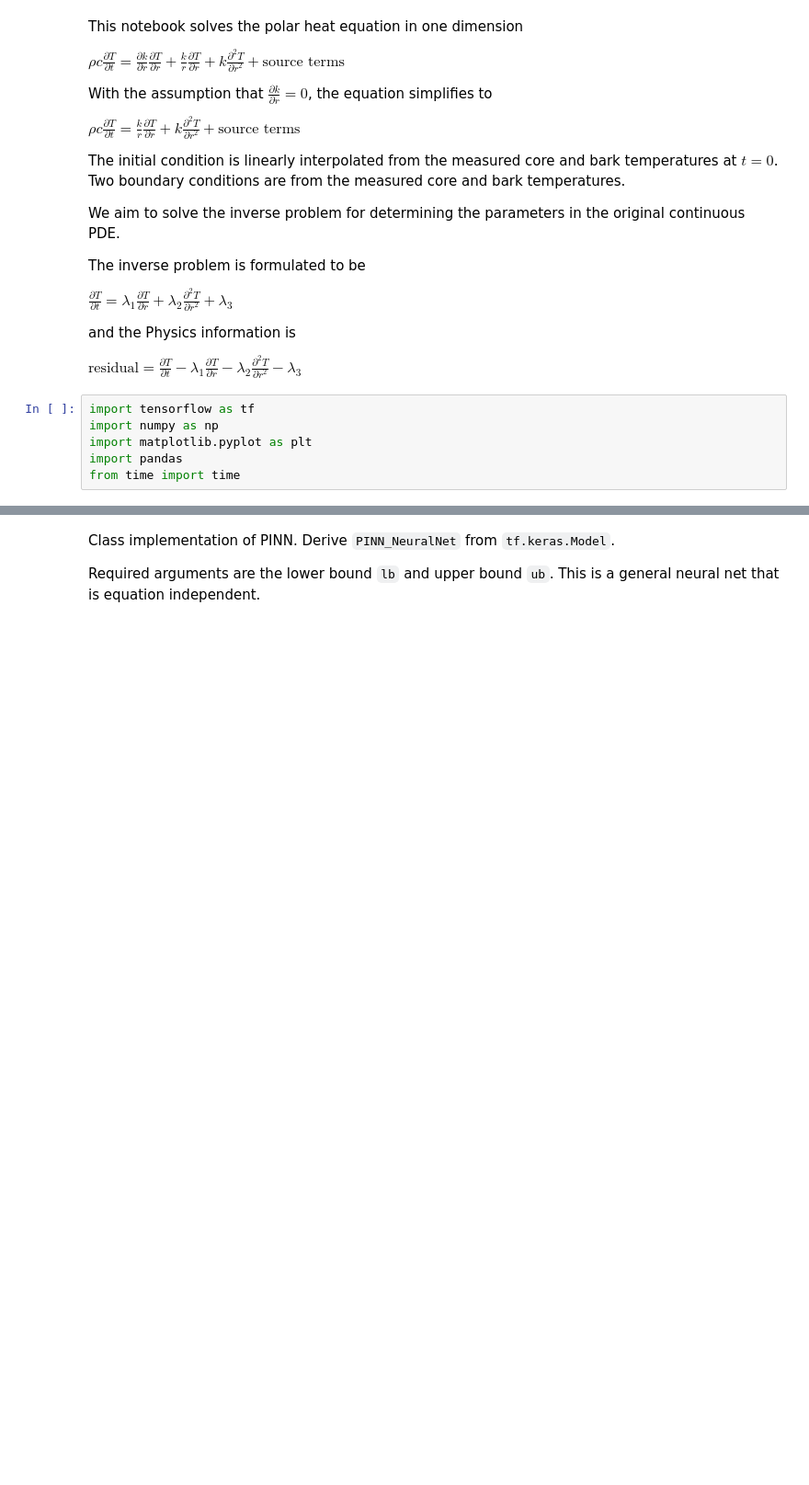
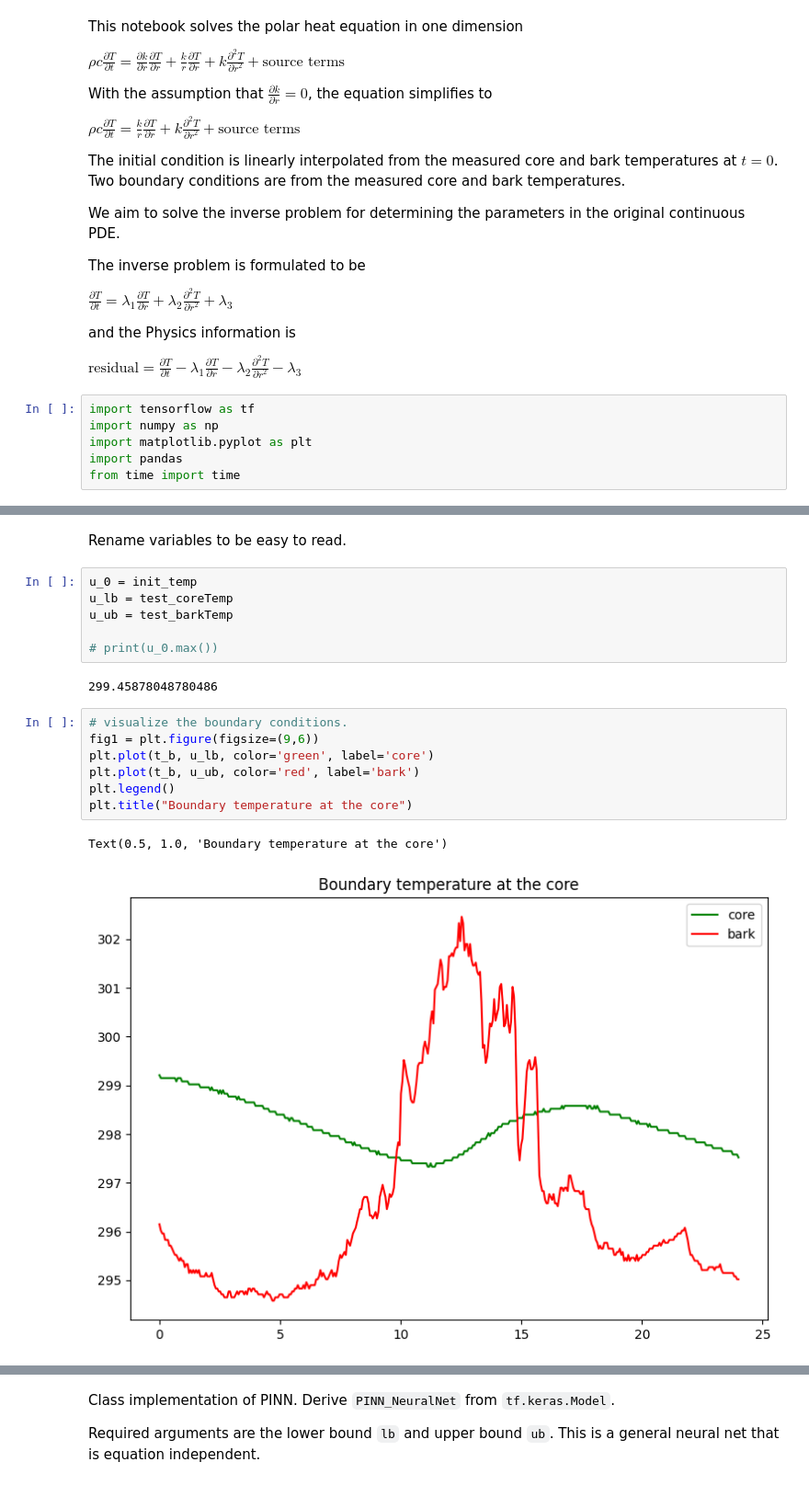
Before and after one commit to yajuna/tensorflow_pde, a Jupyter notebook: Heat_equation_with_tensorflow.ipynb, the cells around one changed output, grey strips where cells are left out. Shown at 92% size. Saved outputs shown, nothing was run; the diff lists cells and outputs as text; blank space fills up the shorter version.

Commit message:
Add initial and boundary data for training; need to modify NN

```diff
--- a/Heat_equation_with_tensorflow.ipynb
+++ b/Heat_equation_with_tensorflow.ipynb
@@ -65,0 +110,20 @@ EPOCH = 5000
+# %% [markdown]
+Rename variables to be easy to read.
+# %%
+u_0 = init_temp
+u_lb = test_coreTemp
+u_ub = test_barkTemp
+
+# print(u_0.max())
+# %% [output]
+299.45878048780486
+# %%
+# visualize the boundary conditions.
+fig1 = plt.figure(figsize=(9,6))
+plt.plot(t_b, u_lb, color='green', label='core')
+plt.plot(t_b, u_ub, color='red', label='bark')
+plt.legend()
+plt.title("Boundary temperature at the core")
+# %% [output]
+Text(0.5, 1.0, 'Boundary temperature at the core')
+[figure, added]
```
Also changed, not shown: parts of 14 cells of this notebook.
